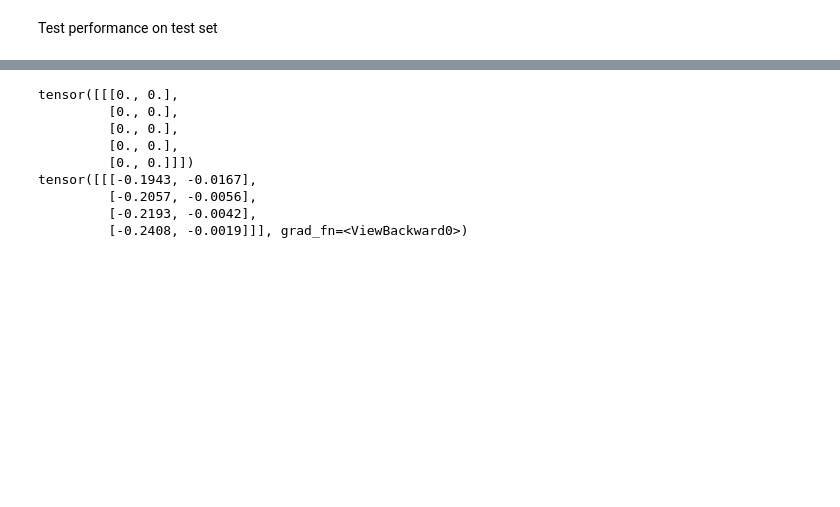
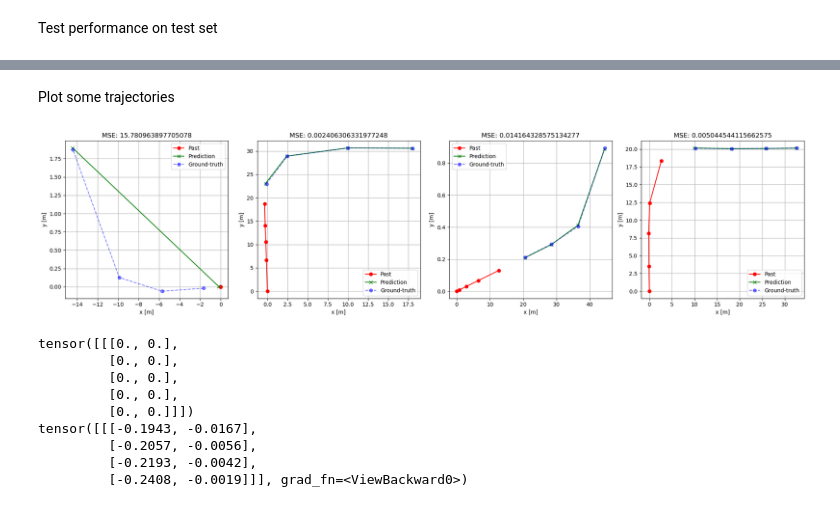
Before and after one commit to Marijn-dev/AI-for-priority-vehicles, a Jupyter notebook: LSTM_RNN_Test.ipynb, the cells around one changed output, grey strips where cells are left out. Cells and saved outputs as stored; diff of their text form; code cells hidden in the pictures; blank space fills up the shorter version.

```diff
--- a/LSTM_RNN_Test.ipynb
+++ b/LSTM_RNN_Test.ipynb
@@ -194,3 +201,47 @@ Test Loss (MSE):  1.3906253324166755
+# %% [markdown]
+Plot some trajectories
+# %%
+pred = np.zeros((4,4,2))
+ground_truth = np.zeros((4,4,2))
+past_np = np.zeros((4,5,2))
+j = 0
+# sorted_indices = np.argsort(losses)
+
+# The second largest value will be at the second to last index in the sorted array
+# second_largest_index = sorted_indices[-10]
+samples = [np.argmax(losses), 351, 599, 201]
+with torch.no_grad():
+    test_loss = 0
+    for i, (past, future) in enumerate(test_loader):
+            hidden = LSTM_model.init_hidden(past)
+            future_pred, _ = LSTM_model(past,hidden)
+            if i in samples:
+                pred[j] = future_pred.detach().numpy()
+                ground_truth[j] = future.detach().numpy()
+                past_np[j] = past.detach().numpy()
+                j += 1
+#             loss = criterion(future_pred, future)
+#             test_loss += loss.item()
+# test_loss = test_loss / len(test_loader)
+
+fig, axes = plt.subplots(1, 4, figsize=(20, 5))
+
+# Plot different data on each subplot
+for i, ax in enumerate(axes):
+    ax.plot(past_np[i,:,0], past_np[i,:,1], linestyle='-', color='r', label='Past', marker='o')
+    ax.plot(pred[i,:,0], pred[i,:,1], linestyle='-', color='g', label='Prediction', marker='x')
+    ax.plot(ground_truth[i,:,0], ground_truth[i,:,1], linestyle='--', color='b', label='Ground-truth', marker='o',alpha=0.5)
+    ax.set_title('MSE: {loss}'.format(loss=losses[samples[i]]))
+    ax.set_xlabel('x [m]')
+    ax.set_ylabel('y [m]')
+    ax.legend()
+    ax.grid(True)  # Adding grid
+
+# Adjust layout and display the plot
+plt.tight_layout()
+plt.show()
+# %% [output]
+[figure, added]
 # %%
 class SimpleRNN(nn.Module):
     def __init__(self, input_size, hidden_size, output_size, num_layers, future_timesegments):
```
Also changed, not shown: parts of 4 cells of this notebook.
